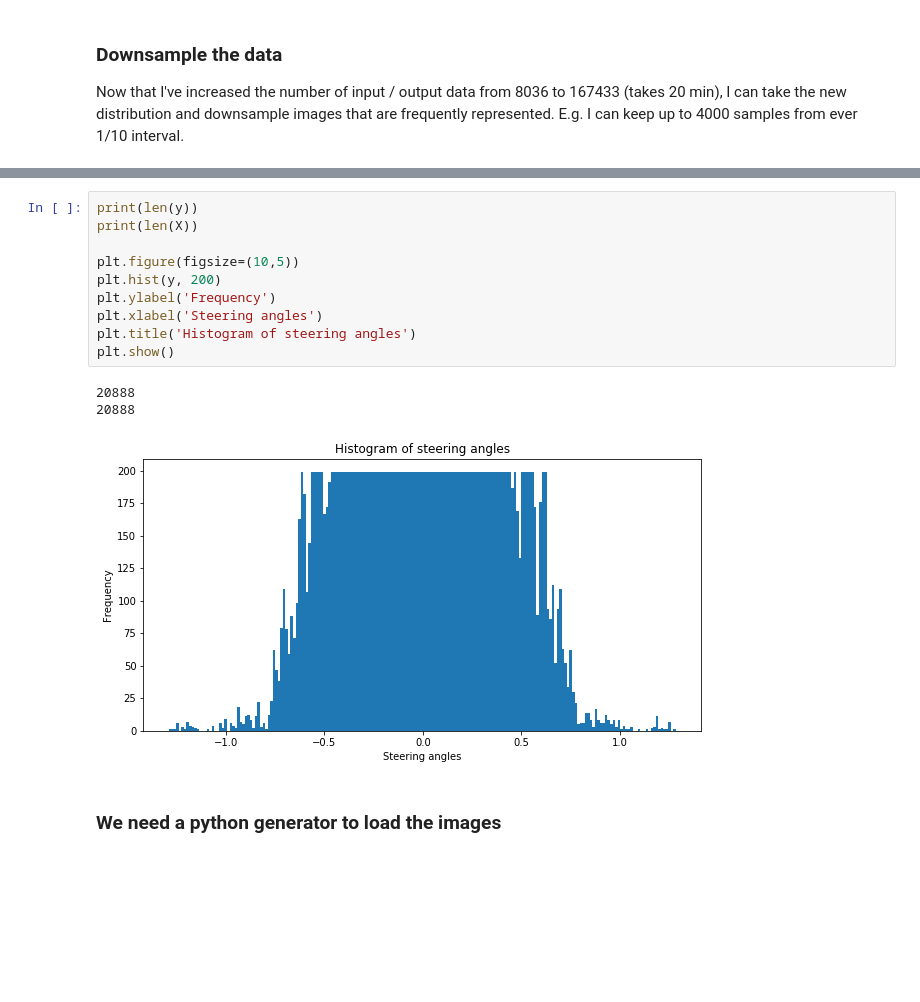
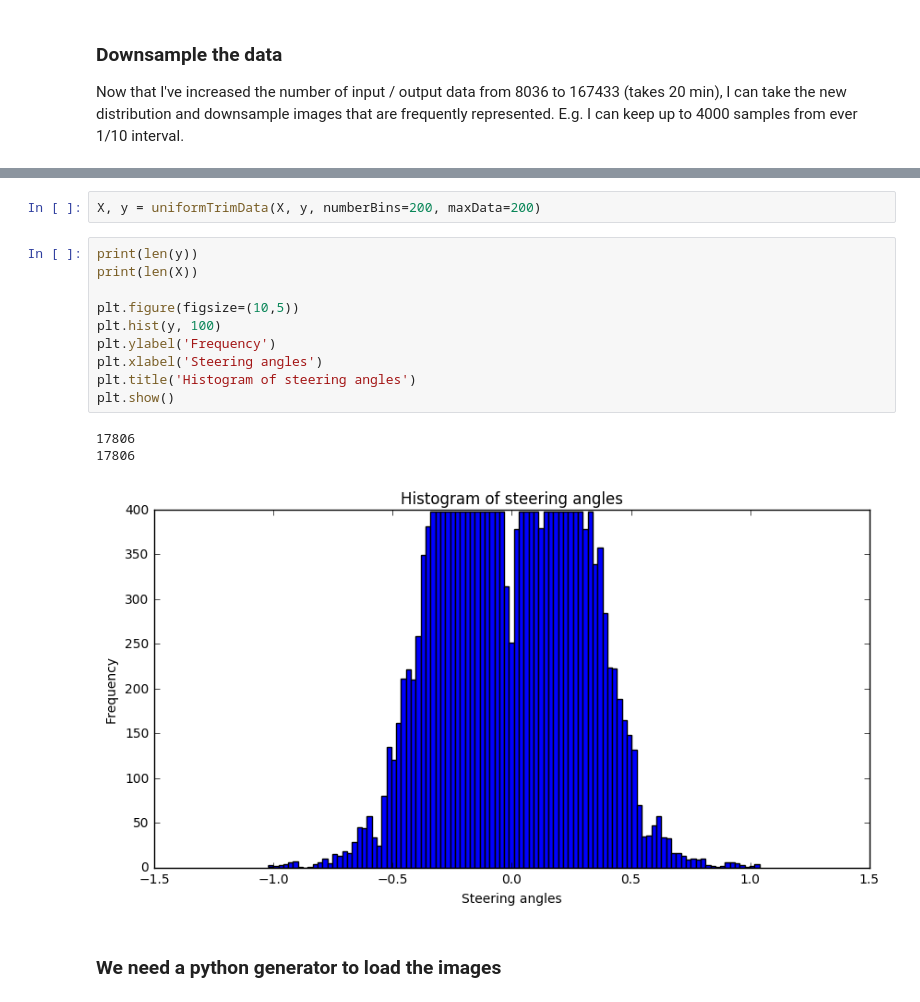
Before and after one commit to kkufieta/CarND-BehavioralCloning, a Jupyter notebook: model.ipynb, the cells around one changed output, grey strips where cells are left out. Saved outputs shown, nothing was run; the diff lists cells and outputs as text; blank space fills up the shorter version.

Commit message:
feat: Add data processing function
* Now you can shape your data not only into a uniform
distribution, but also into a normal distribution of your choice

```diff
--- a/model.ipynb
+++ b/model.ipynb
@@ -417,17 +466,19 @@ done
+# %%
+X, y = uniformTrimData(X, y, numberBins=200, maxData=200)
 # %%
 print(len(y))
 print(len(X))
 
 plt.figure(figsize=(10,5))
-plt.hist(y, 200)
+plt.hist(y, 100)
 plt.ylabel('Frequency')
 plt.xlabel('Steering angles')
 plt.title('Histogram of steering angles')
 plt.show()
 # %% [output]
-20888
-20888
+17806
+17806
-[figure, old version]
+[figure, new version]
 # %% [markdown]
 ### We need a python generator to load the images
 # %%
```
Also changed, not shown: parts of 4 cells of this notebook, 1 other file.
